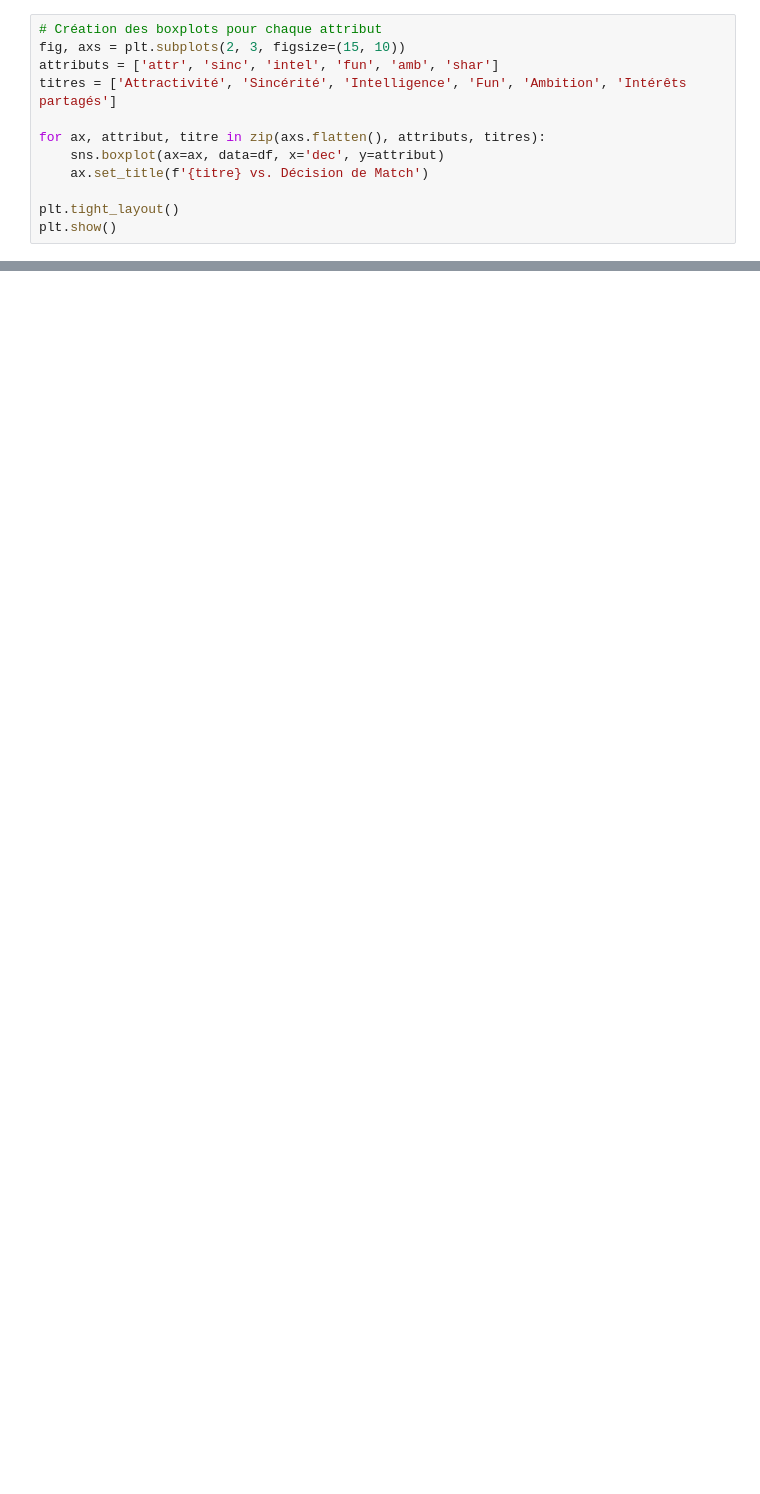
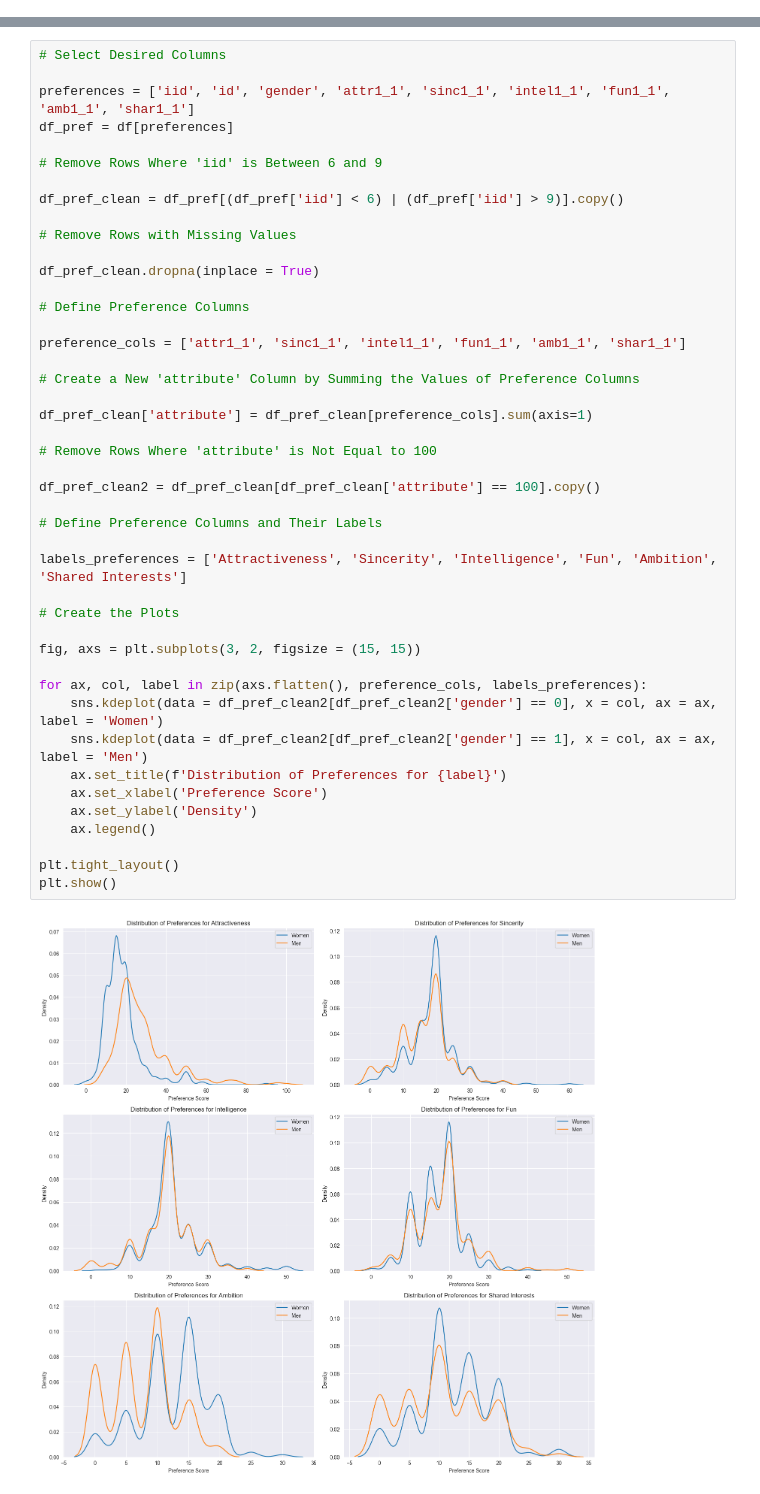
Before and after one commit to ArvindB75/Project-1-Speed-Dating-EDA, a Jupyter notebook: Projet_Finale3.ipynb, the cells around one changed output, grey strips where cells are left out. Saved outputs shown, nothing was run; the diff lists cells and outputs as text; blank space fills up the shorter version.

```diff
--- a/Projet_Finale3.ipynb
+++ b/Projet_Finale3.ipynb
@@ -445,12 +0,0 @@ Comment les scores d'attributs influent sur la decision d'un match ?
-# %%
-# Création des boxplots pour chaque attribut
-fig, axs = plt.subplots(2, 3, figsize=(15, 10))
-attributs = ['attr', 'sinc', 'intel', 'fun', 'amb', 'shar']
-titres = ['Attractivité', 'Sincérité', 'Intelligence', 'Fun', 'Ambition', 'Intérêts partagés']
-
-for ax, attribut, titre in zip(axs.flatten(), attributs, titres):
-    sns.boxplot(ax=ax, data=df, x='dec', y=attribut)
-    ax.set_title(f'{titre} vs. Décision de Match')
-
-plt.tight_layout()
-plt.show()
@@ -525,0 +133,46 @@ Observation : On remarque que les corrélations sont plutot faibles, donc que le
+# %%
+# Select Desired Columns
+
+preferences = ['iid', 'id', 'gender', 'attr1_1', 'sinc1_1', 'intel1_1', 'fun1_1', 'amb1_1', 'shar1_1']
+df_pref = df[preferences]
+
+# Remove Rows Where 'iid' is Between 6 and 9
+
+df_pref_clean = df_pref[(df_pref['iid'] < 6) | (df_pref['iid'] > 9)].copy()
+
+# Remove Rows with Missing Values
+
+df_pref_clean.dropna(inplace = True)
+
+# Define Preference Columns
+
+preference_cols = ['attr1_1', 'sinc1_1', 'intel1_1', 'fun1_1', 'amb1_1', 'shar1_1']
+
+# Create a New 'attribute' Column by Summing the Values of Preference Columns
+
+df_pref_clean['attribute'] = df_pref_clean[preference_cols].sum(axis=1)
+
+# Remove Rows Where 'attribute' is Not Equal to 100
+
+df_pref_clean2 = df_pref_clean[df_pref_clean['attribute'] == 100].copy()
+
+# Define Preference Columns and Their Labels
+
+labels_preferences = ['Attractiveness', 'Sincerity', 'Intelligence', 'Fun', 'Ambition', 'Shared Interests']
+
+# Create the Plots
+
+fig, axs = plt.subplots(3, 2, figsize = (15, 15))
+
+for ax, col, label in zip(axs.flatten(), preference_cols, labels_preferences):
+    sns.kdeplot(data = df_pref_clean2[df_pref_clean2['gender'] == 0], x = col, ax = ax, label = 'Women')
+    sns.kdeplot(data = df_pref_clean2[df_pref_clean2['gender'] == 1], x = col, ax = ax, label = 'Men')
+    ax.set_title(f'Distribution of Preferences for {label}')
+    ax.set_xlabel('Preference Score')
+    ax.set_ylabel('Density')
+    ax.legend()
+
+plt.tight_layout()
+plt.show()
+# %% [output]
+[figure, added]
```
Also changed, not shown: parts of 116 cells of this notebook.
